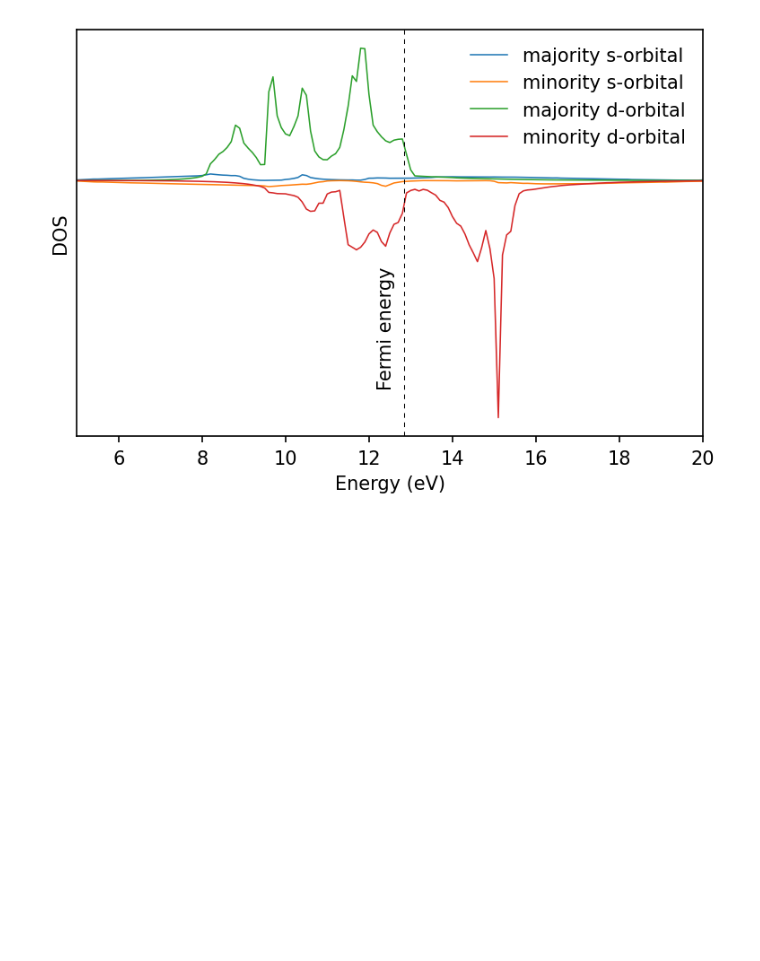
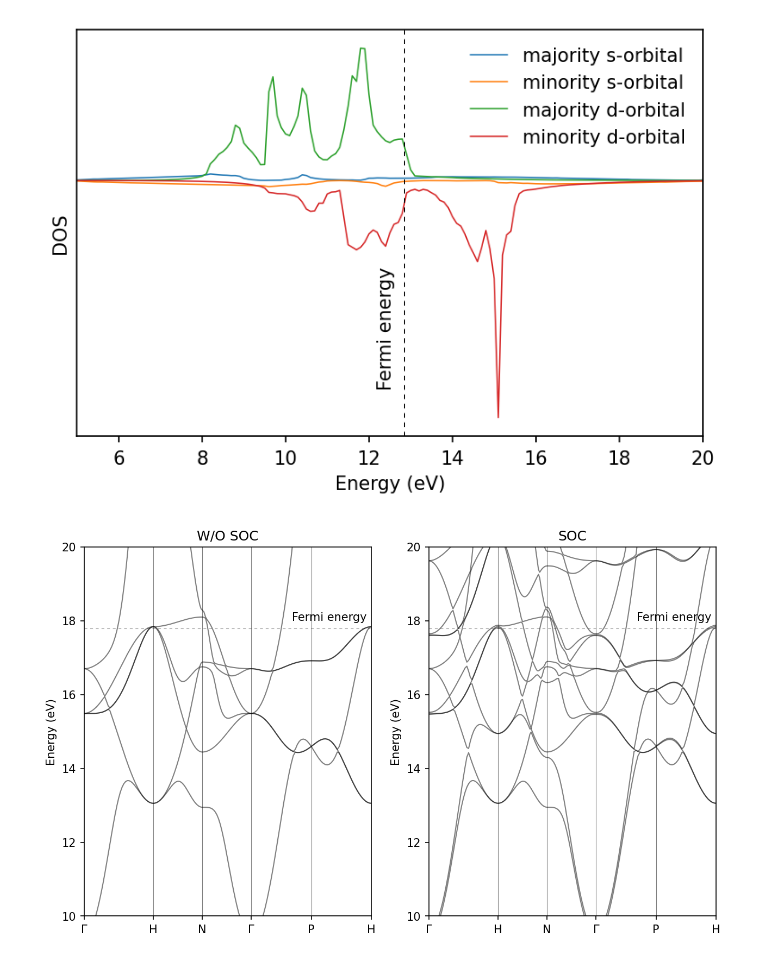
Before and after one commit to pranabdas/espresso, a Jupyter notebook: notebooks/fe-plots.ipynb, the cells around one changed output. Drawn from its saved outputs; the diff is of its cells as text; code cells hidden in the pictures; blank space fills up the shorter version.

```diff
--- a/notebooks/fe-plots.ipynb
+++ b/notebooks/fe-plots.ipynb
@@ -54,3 +54,56 @@ plt.legend(frameon=False)
 plt.show()
 # %% [output]
 [figure]
+# %%
+data = np.loadtxt('../src/fe/fe_bands_wo_soc.dat.gnu')
+
+k = np.unique(data[:, 0])
+bands = np.reshape(data[:, 1], (-1, len(k)))
+
+fig = plt.figure(figsize = (10, 6))
+plt.subplot(121)
+for band in range(len(bands)):
+    plt.plot(k, bands[band, :], linewidth=1, alpha=0.5, color='k')
+plt.xlim(min(k), max(k))
+
+# Fermi energy
+plt.axhline(y=17.7908, linewidth=0.5, color='k', alpha=0.5, linestyle=(0, (5, 5)))
+# High symmetry k-points (check bands_pp.out)
+plt.axvline(x=1.0, linewidth=0.5, color='k', alpha=0.5)
+plt.axvline(x=1.7071, linewidth=0.5, color='k', alpha=0.5)
+plt.axvline(x=2.4142, linewidth=0.5, color='k', alpha=0.5)
+plt.axvline(x=3.2802, linewidth=0.5, color='k', alpha=0.5)
+# text labels
+plt.xticks(ticks= [0, 1., 1.7071, 2.4142, 3.2802, k[-1]], \
+           labels=['$\Gamma$', 'H', 'N', '$\Gamma$', 'P', 'H'])
+plt.ylabel("Energy (eV)")
+plt.text(3, 18, 'Fermi energy', fontsize= 10)
+plt.title("W/O SOC")
+plt.ylim(10, 20)
+
+data = np.loadtxt('../src/fe/fe_bands_soc.dat.gnu')
+
+k = np.unique(data[:, 0])
+bands = np.reshape(data[:, 1], (-1, len(k)))
+plt.subplot(122)
+for band in range(len(bands)):
+    plt.plot(k, bands[band, :], linewidth=1, alpha=0.5, color='k')
+plt.xlim(min(k), max(k))
+
+# Fermi energy
+plt.axhline(y=17.7945, linewidth=0.5, color='k', alpha=0.5, linestyle=(0, (5, 5)))
+# High symmetry k-points (check bands_pp.out)
+plt.axvline(x=1.0, linewidth=0.5, color='k', alpha=0.5)
+plt.axvline(x=1.7071, linewidth=0.5, color='k', alpha=0.5)
+plt.axvline(x=2.4142, linewidth=0.5, color='k', alpha=0.5)
+plt.axvline(x=3.2802, linewidth=0.5, color='k', alpha=0.5)
+# text labels
+plt.xticks(ticks= [0, 1., 1.7071, 2.4142, 3.2802, k[-1]], \
+           labels=['$\Gamma$', 'H', 'N', '$\Gamma$', 'P', 'H'])
+plt.ylabel("Energy (eV)")
+plt.text(3, 18, 'Fermi energy', fontsize= 10)
+plt.title("SOC")
+plt.ylim(10, 20)
+plt.show()
+# %% [output]
+[figure, added]
```
Also changed, not shown: 49 other files.
